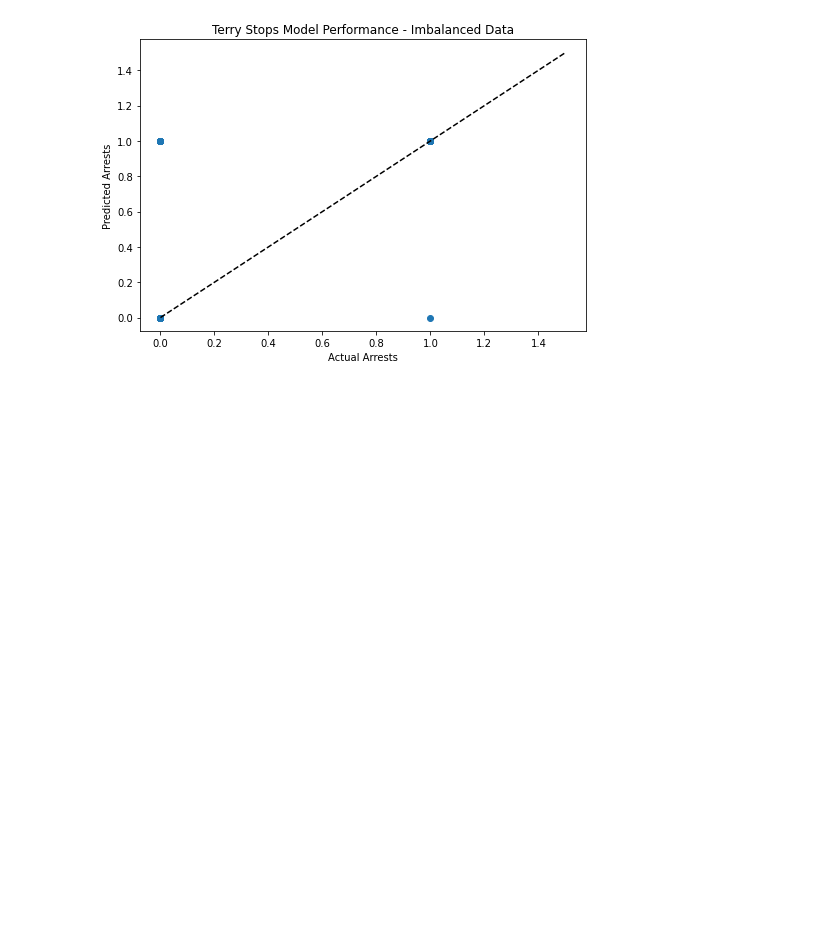
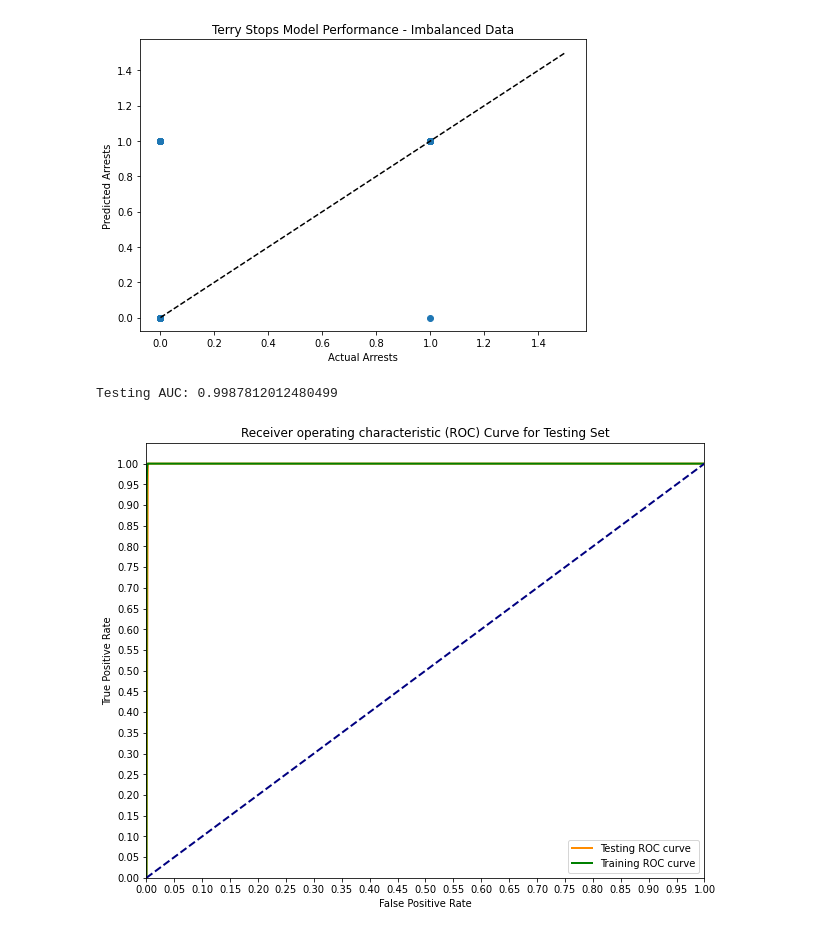
Before and after one commit to EricaSG/Mod3Project, a Jupyter notebook: Modeling.ipynb, the cells around one changed output. Saved outputs shown, nothing was run; the diff lists cells and outputs as text; code cells hidden in the pictures; blank space fills up the shorter version.

```diff
--- a/Modeling.ipynb
+++ b/Modeling.ipynb
@@ -657,3 +663,26 @@ plt.ylabel('Predicted Arrests')
 plt.tight_layout()
 # %% [output]
 [figure]
+# %%
+plt.figure(figsize=(10, 8))
+lw = 2
+plt.plot(false_positive_rate, true_positive_rate, color='darkorange',
+         lw=lw, label='Testing ROC curve')
+plt.plot(fpr, tpr, color='green',
+         lw=lw, label='Training ROC curve')
+fpr, tpr, thresh = roc_curve(y_train_resampled, y_scores)
+rocauc = auc(fpr, tpr)
+plt.plot([0, 1], [0, 1], color='navy', lw=lw, linestyle='--')
+plt.xlim([0.0, 1.0])
+plt.ylim([0.0, 1.05])
+plt.yticks([i/20.0 for i in range(21)])
+plt.xticks([i/20.0 for i in range(21)])
+plt.xlabel('False Positive Rate')
+plt.ylabel('True Positive Rate')
+plt.title('Receiver operating characteristic (ROC) Curve for Testing Set')
+plt.legend(loc='lower right')
+print('Testing AUC: {}'.format(auc(false_positive_rate, true_positive_rate)))
+plt.show()
+# %% [output]
+Testing AUC: 0.9987812012480499
+[figure, added]
```
Also changed, not shown: parts of 10 cells of this notebook, 1 other file.
